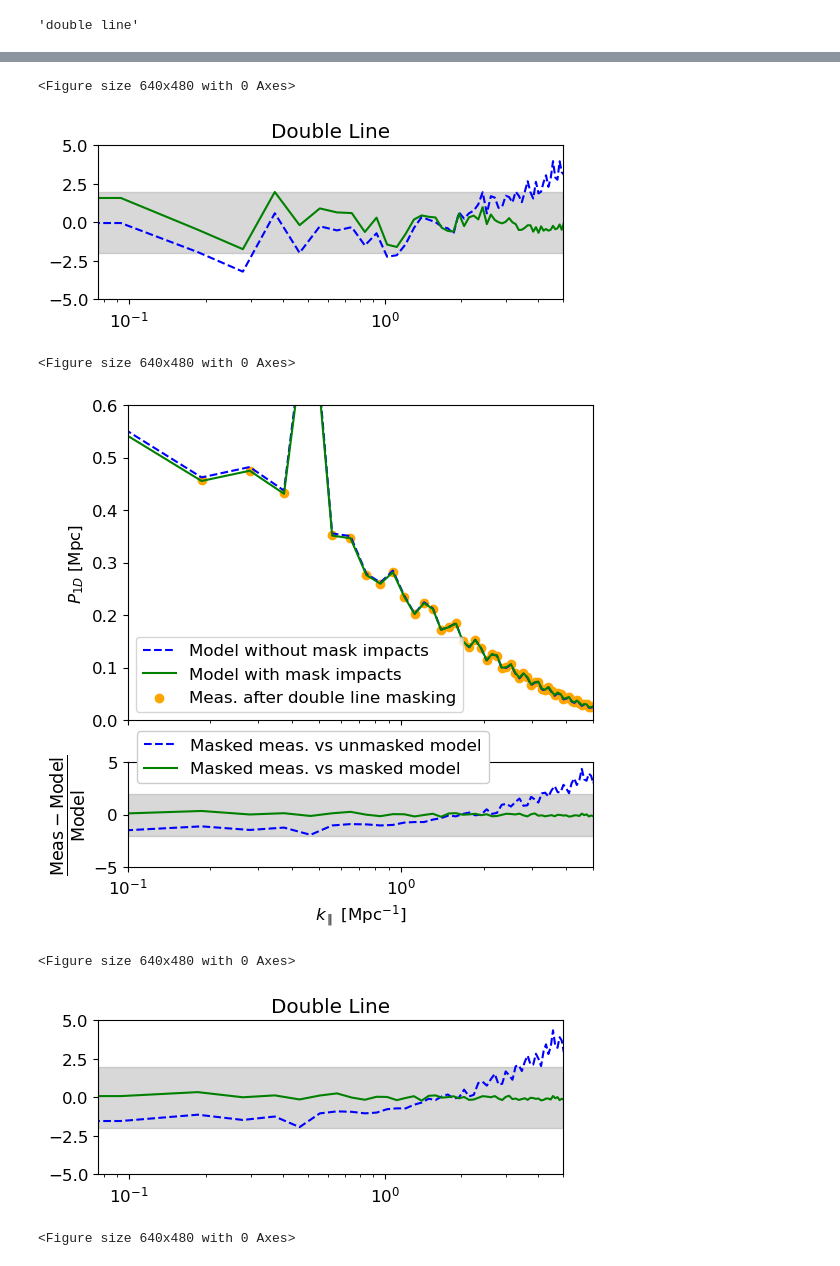
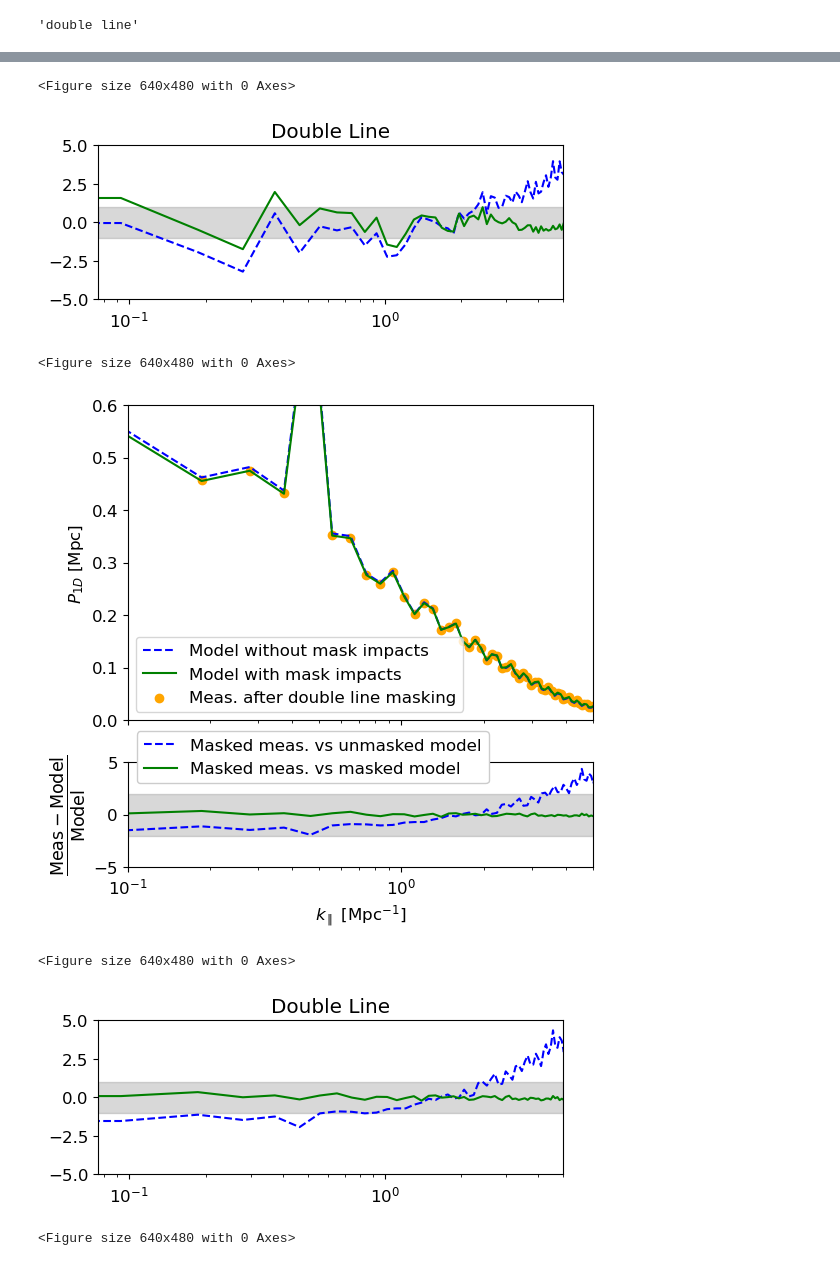
Before and after one commit to marlena6/p1d-px-fft-weight, a Jupyter notebook: p1d_mask_hydrosim.ipynb, the cells around one changed output, grey strips where cells are left out. Cells and saved outputs as stored; diff of their text form; code cells hidden in the pictures.

```diff
--- a/p1d_mask_hydrosim.ipynb
+++ b/p1d_mask_hydrosim.ipynb
@@ -70,6 +72,6 @@ sim_z = [d for d in sim if d["z"] == 3][0]
 # %%
-# p1d_unmasked = sim_z['p1d_Mpc']
-kpar, L, Np, p1d_unmasked = retrieve_masked_p1d('non', 6)
+p1d_archived = sim_z['p1d_Mpc']
+kpar, L, Np, p1d_unmasked = retrieve_masked_p1d(mask_path, 'non', 6)
 
 kpar_archived = sim_z['k_Mpc']
 # %% [output]
@@ -113,7 +115,6 @@ plt.xlim([0,4])
 [figure]
 # %%
 # load the masked P1D measurements
-mask_path = "/data/desi/scratch/mlokken/masking_silicon_spike/"
 
 # mode = 'all'
 # mode = 'none'
@@ -123,32 +124,32 @@ mode = '2skyline'
 # mode = 'dla_large'
 # mode = 'random'
 if mode=='all':
-    kpar, L, Np, p1d_2skyline = retrieve_masked_p1d('double_skyline', 6)
-    kpar, L, Np, p1d_dla_large = retrieve_masked_p1d('dla', 6)
-    kpar, L, Np, p1d_randmasked = retrieve_masked_p1d('random', 6)
-    kpar, L, Np, p1d_skyline = retrieve_masked_p1d('skyline', 6)
-    kpar, L, Np, p1d_dla_small = retrieve_masked_p1d('dla_small', 6)
-    kpar, L, Np, p1d_unmasked = retrieve_masked_p1d('non', 6)
+    kpar, L, Np, p1d_2skyline = retrieve_masked_p1d(mask_path, 'double_skyline', 6)
+    kpar, L, Np, p1d_dla_large = retrieve_masked_p1d(mask_path, 'dla', 6)
+    kpar, L, Np, p1d_randmasked = retrieve_masked_p1d(mask_path, 'random', 6)
+    kpar, L, Np, p1d_skyline = retrieve_masked_p1d(mask_path, 'skyline', 6)
+    kpar, L, Np, p1d_dla_small = retrieve_masked_p1d(mask_path, 'dla_small', 6)
+    kpar, L, Np, p1d_unmasked = retrieve_masked_p1d(mask_path, 'non', 6)
 if mode == 'none':
-    kpar, L, Np, p1d_nonmask = retrieve_masked_p1d('non', 6)
+    kpar, L, Np, p1d_nonmask = retrieve_masked_p1d(mask_path, 'non', 6)
 if mode=='2skyline':
-    kpar, L, Np, p1d_masked = retrieve_masked_p1d('double_skyline', 6)
+    kpar, L, Np, p1d_masked = retrieve_masked_p1d(mask_path, 'double_skyline', 6)
     label = 'double line'
     title = 'Double Line'
 elif mode=='skyline':
-    kpar, L, Np, p1d_masked = retrieve_masked_p1d('skyline', 6)
+    kpar, L, Np, p1d_masked = retrieve_masked_p1d(mask_path, 'skyline', 6)
     label = 'single line'
     title = 'Single Line'
 elif mode=='random':
-    kpar, L, Np, p1d_masked = retrieve_masked_p1d('random', 6)
+    kpar, L, Np, p1d_masked = retrieve_masked_p1d(mask_path, 'random', 6)
     label = 'random'
     title = 'Random'
 elif mode=='dla_large':
-    kpar, L, Np, p1d_masked = retrieve_masked_p1d('dla', 6)
+    kpar, L, Np, p1d_masked = retrieve_masked_p1d(mask_path, 'dla', 6)
     label = 'large DLA'
     title = 'Large DLA'
 elif mode=='dla_small':
-    kpar, L, Np, p1d_masked = retrieve_masked_p1d('dla_small', 6)
+    kpar, L, Np, p1d_masked = retrieve_masked_p1d(mask_path, 'dla_small', 6)
     label = 'small DLA'
     title = 'Small DLA'
 # %% [output]
@@ -317,14 +316,14 @@ def plot_mask_model_pctdiff(nmodes, kpar, unmasked_model, masked_measurement, ma
     if mode=='dla_small' or mode=='dla_large': # right two
         ax.set_yticklabels([])
     if mode=='random' or mode=='skyline': # left two
-        ax.set_ylabel(r"$\frac{Meas - Model}{Model}$", fontsize=18)
+        ax.set_ylabel(r"$\frac{\mathrm{Meas - Model}}{\mathrm{Model}}$", fontsize=18)
     if mode=='dla_large' or mode=='random': # upper two
         ax.set_xticklabels([])
     if mode=='dla_small' or mode=='skyline': # bottom two
         ax.set_xlabel(r'$k_{\parallel}$ [Mpc$^{-1}$]')
     plt.title(title)
     ax.set_xscale('log')
-    ax.axhspan(-2, 2, color='grey', alpha=0.3)
+    ax.axhspan(-1, 1, color='grey', alpha=0.3)
     ax.set_ylim([-5,5])
     ax.set_xlim([0,5])
     plt.savefig(f"p1d_hydro_{mode}_mask_model_pctdiff.pdf", bbox_inches='tight')
@@ -361,21 +360,21 @@ label
 'double line'
 # %%
 if mode=='all':
-    plot_mask_model(nmodes, kpar, p1d_unmasked_full, p1d_randmasked, model_rand, 'random', L=L, Np=Np)
-    plot_mask_model(nmodes, kpar, p1d_unmasked_full, p1d_skyline, model_skyline, 'skyline', L=L, Np=Np)
-    plot_mask_model(nmodes, kpar, p1d_unmasked_full, p1d_dla, model_dla, 'DLA', L=L, Np=Np)
-    plot_mask_model(nmodes, kpar, p1d_unmasked_full, p1d_2skyline, model_2skyline, 'double skyline', L=L, Np=Np)
+    plot_mask_model(nmodes, kpar, p1d_unmasked, p1d_randmasked, model_rand, 'random', L=L, Np=Np)
+    plot_mask_model(nmodes, kpar, p1d_unmasked, p1d_skyline, model_skyline, 'skyline', L=L, Np=Np)
+    plot_mask_model(nmodes, kpar, p1d_unmasked, p1d_dla, model_dla, 'DLA', L=L, Np=Np)
+    plot_mask_model(nmodes, kpar, p1d_unmasked, p1d_2skyline, model_2skyline, 'double skyline', L=L, Np=Np)
 else:
     plot_mask_model(nmodes, kpar, np.copy(contaminated_model_p1d_full), np.copy(p1d_masked), np.copy(model_with_cosvar.real[:nmodes]), label, L=L, Np=Np, renorm=True, Anorm=mask_correction)
     plot_mask_model_pctdiff(nmodes, kpar, np.copy(contaminated_model_p1d_full), np.copy(p1d_masked), np.copy(model_with_cosvar.real[:nmodes]), label, L=L, Np=Np, renorm=True, Anorm=mask_correction)
-    plot_mask_model(nmodes, kpar, np.copy(p1d_unmasked_full), np.copy(p1d_masked), np.copy(model_no_cosvar.real[:nmodes]), label, L=L, Np=Np, renorm=True, Anorm=mask_correction)
-    plot_mask_model_pctdiff(nmodes, kpar, np.copy(p1d_unmasked_full), np.copy(p1d_masked), np.copy(model_no_cosvar.real[:nmodes]), label, L=L, Np=Np, renorm=True, Anorm=mask_correction)
+    plot_mask_model(nmodes, kpar, np.copy(p1d_unmasked), np.copy(p1d_masked), np.copy(model_no_cosvar.real[:nmodes]), label, L=L, Np=Np, renorm=True, Anorm=mask_correction)
+    plot_mask_model_pctdiff(nmodes, kpar, np.copy(p1d_unmasked), np.copy(p1d_masked), np.copy(model_no_cosvar.real[:nmodes]), label, L=L, Np=Np, renorm=True, Anorm=mask_correction)
 # %% [output]
 [figure]
 <Figure size 640x480 with 0 Axes>
-[figure, old version]
+[figure, new version]
 <Figure size 640x480 with 0 Axes>
 [figure]
 <Figure size 640x480 with 0 Axes>
-[figure, old version]
+[figure, new version]
 <Figure size 640x480 with 0 Axes>
```
Also changed, not shown: parts of 5 cells of this notebook.
